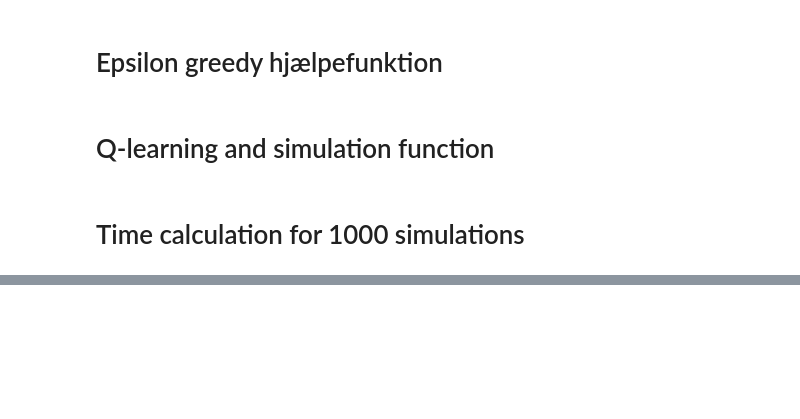
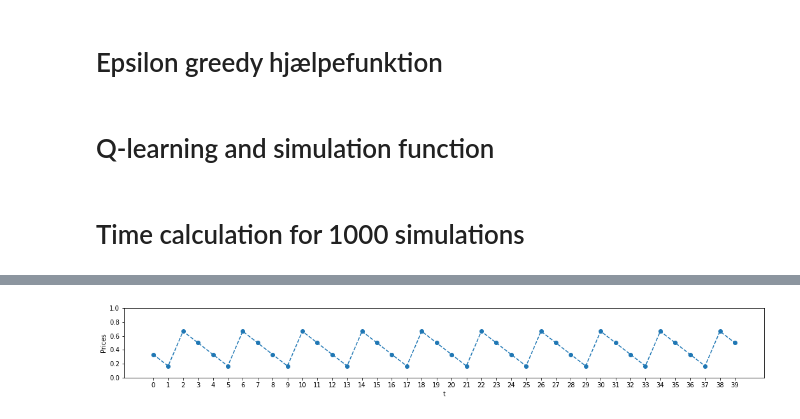
Before and after one commit to KirstineJ/Bachelor, a Jupyter notebook: Bachelor_edgeworth.ipynb, the cells around one changed output, grey strips where cells are left out. Saved outputs shown, nothing was run; the diff lists cells and outputs as text; code cells hidden in the pictures; blank space fills up the shorter version.

```diff
--- a/Bachelor_edgeworth.ipynb
+++ b/Bachelor_edgeworth.ipynb
@@ -165,0 +180,10 @@ print(price_list.shape)
+# %%
+plt.figure(figsize=(18, 2))
+plt.plot(price_list[4,-40:], '--o', label="Prices")
+plt.xlabel('t')
+plt.ylabel('Prices')
+plt.ylim(0.00, 1.00)
+plt.xticks(range(40))
+plt.show()
+# %% [output]
+[figure, added]
```
Also changed, not shown: parts of 3 cells of this notebook.
